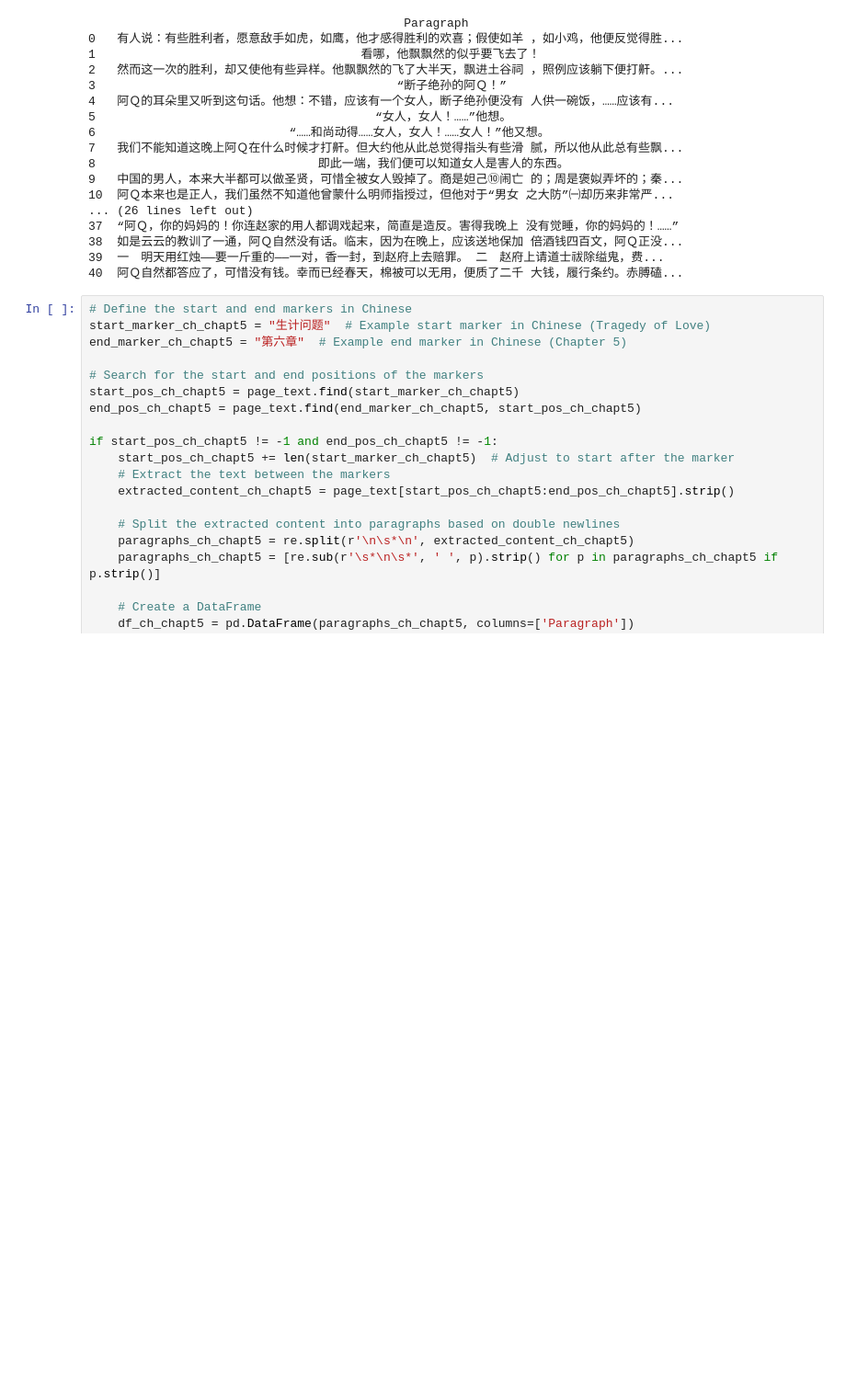
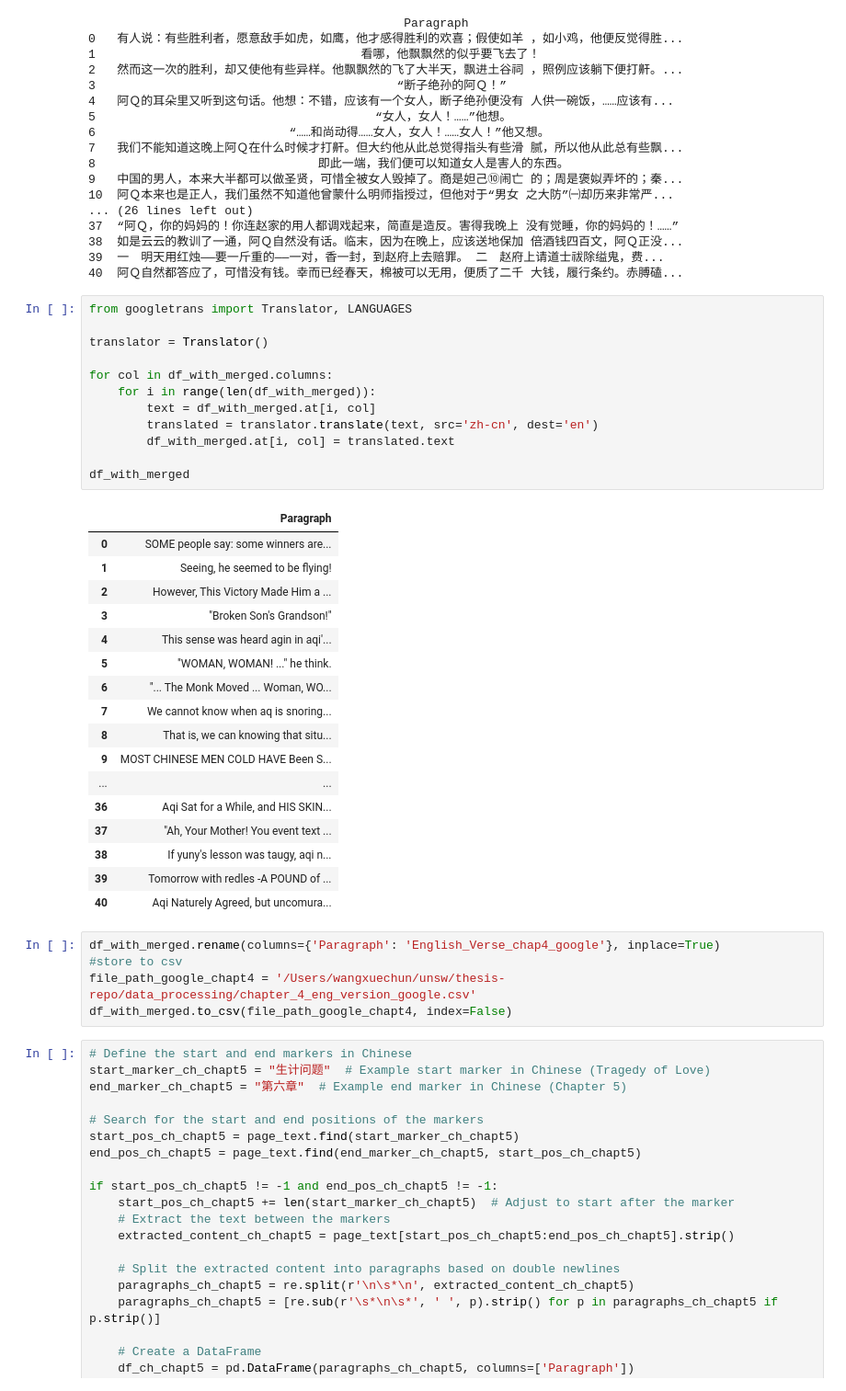
Before and after one commit to sydney-machine-learning/translationanalysis-Mandarin, a Jupyter notebook: attempt.ipynb, the cells around one changed output. Shown at 92% size. Saved outputs shown, nothing was run; the diff lists cells and outputs as text; blank space fills up the shorter version.

```diff
--- a/attempt.ipynb
+++ b/attempt.ipynb
@@ -249,6 +296,41 @@ print(df_with_merged)
 38  如是云云的教训了一通，阿Ｑ自然没有话。临末，因为在晚上，应该送地保加 倍酒钱四百文，阿Ｑ正没...
 39  一　明天用红烛——要一斤重的——一对，香一封，到赵府上去赔罪。 二　赵府上请道士祓除缢鬼，费...
 40  阿Ｑ自然都答应了，可惜没有钱。幸而已经春天，棉被可以无用，便质了二千 大钱，履行条约。赤膊磕...
+# %%
+from googletrans import Translator, LANGUAGES
+
+translator = Translator()
+
+for col in df_with_merged.columns:
+    for i in range(len(df_with_merged)):
+        text = df_with_merged.at[i, col]
+        translated = translator.translate(text, src='zh-cn', dest='en')
+        df_with_merged.at[i, col] = translated.text
+
+df_with_merged
+# %% [output]
+|  | Paragraph |
+| 0 | SOME people say: some winners are... |
+| 1 | Seeing, he seemed to be flying! |
+| 2 | However, This Victory Made Him a ... |
+| 3 | "Broken Son's Grandson!" |
+| 4 | This sense was heard agin in aqi'... |
+| 5 | "WOMAN, WOMAN! ..." he think. |
+| 6 | "... The Monk Moved ... Woman, WO... |
+| 7 | We cannot know when aq is snoring... |
+| 8 | That is, we can knowing that situ... |
+| 9 | MOST CHINESE MEN COLD HAVE Been S... |
+| ... | ... |
+| 36 | Aqi Sat for a While, and HIS SKIN... |
+| 37 | "Ah, Your Mother! You event text ... |
+| 38 | If yuny's lesson was taugy, aqi n... |
+| 39 | Tomorrow with redles -A POUND of ... |
+| 40 | Aqi Naturely Agreed, but uncomura... |
+# %%
+df_with_merged.rename(columns={'Paragraph': 'English_Verse_chap4_google'}, inplace=True)
+#store to csv
+file_path_google_chapt4 = '/Users/wangxuechun/unsw/thesis-repo/data_processing/chapter_4_eng_version_google.csv'
+df_with_merged.to_csv(file_path_google_chapt4, index=False)
 # %%
 # Define the start and end markers in Chinese
 start_marker_ch_chapt5 = "生计问题"  # Example start marker in Chinese (Tragedy of Love)
```
Also changed, not shown: parts of 14 cells of this notebook, 7 other files.
